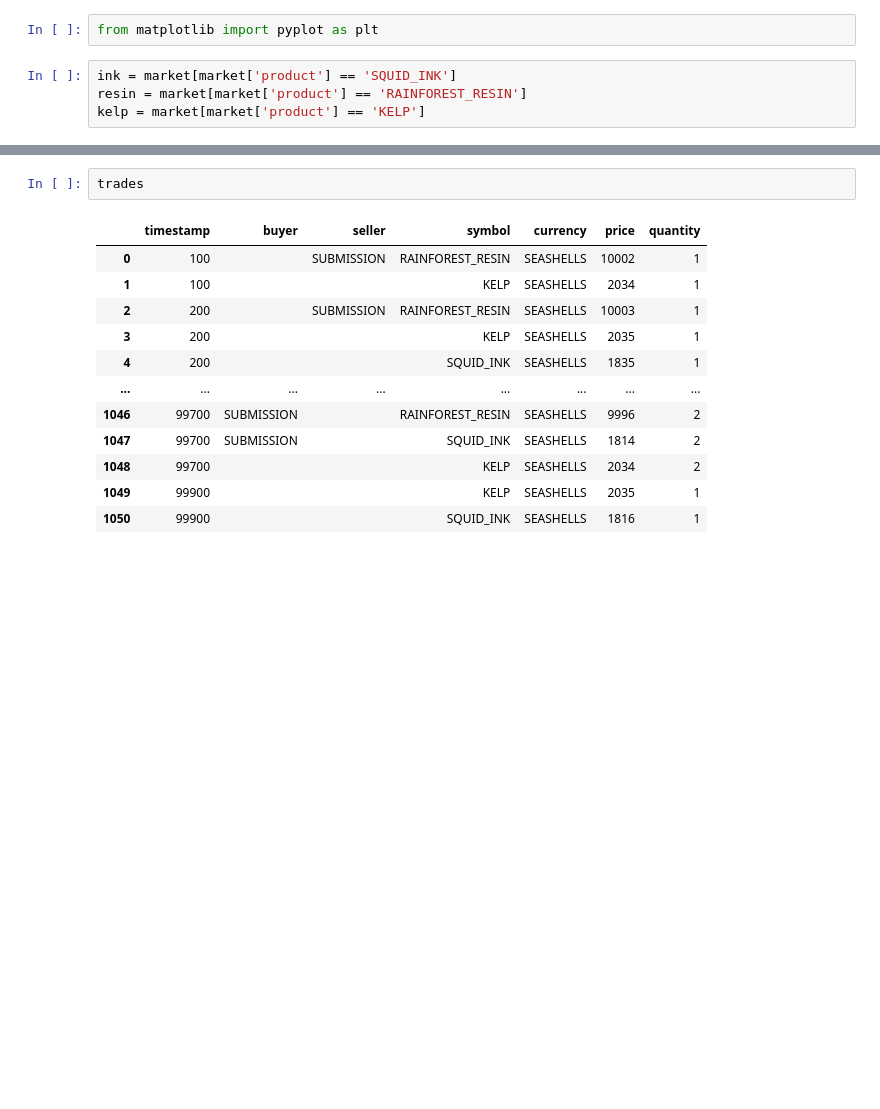
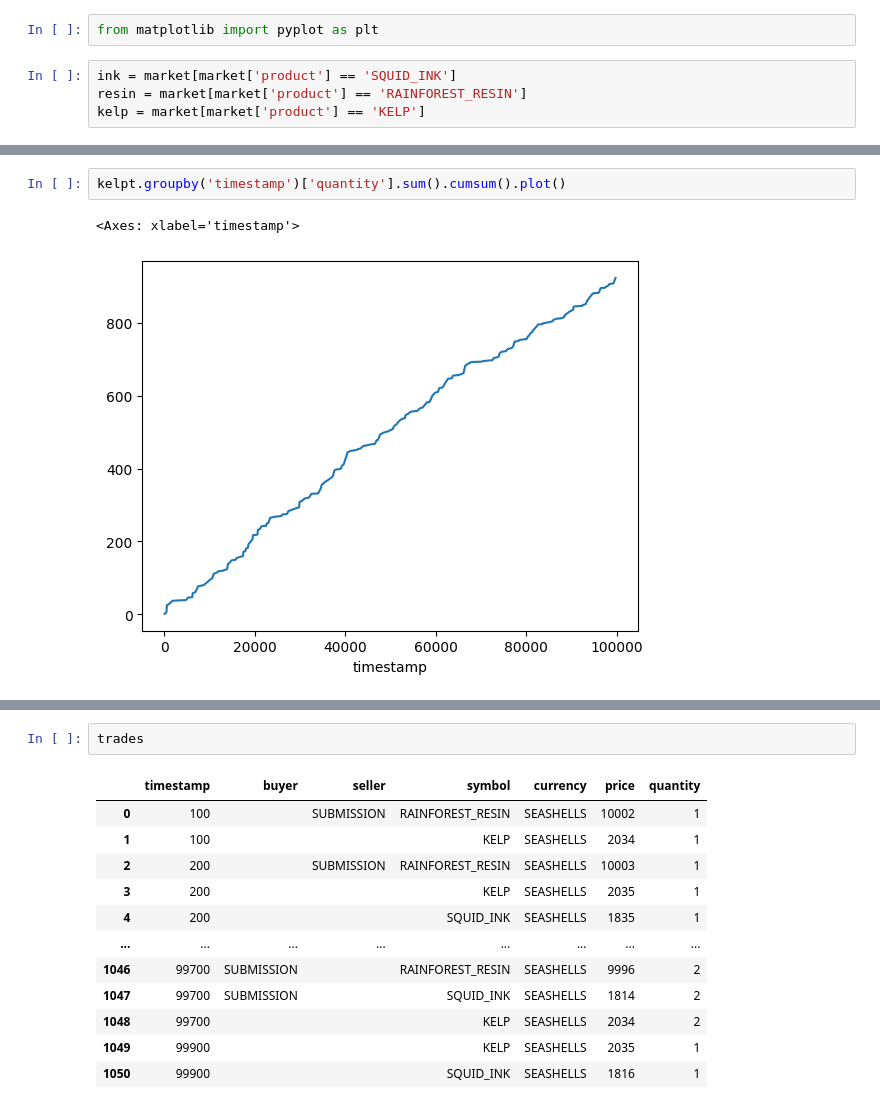
Before and after one commit to kinshu0/prosperity-3, a Jupyter notebook: round1/backtests.ipynb, the cells around one changed output, grey strips where cells are left out. Drawn from its saved outputs; the diff is of its cells as text; blank space fills up the shorter version.

```diff
--- a/round1/backtests.ipynb
+++ b/round1/backtests.ipynb
@@ -62,0 +125,5 @@ kelp = market[market['product'] == 'KELP']
+# %%
+kelpt.groupby('timestamp')['quantity'].sum().cumsum().plot()
+# %% [output]
+<Axes: xlabel='timestamp'>
+[figure, added]
```
Also changed, not shown: parts of 13 cells of this notebook, 15 other files.
